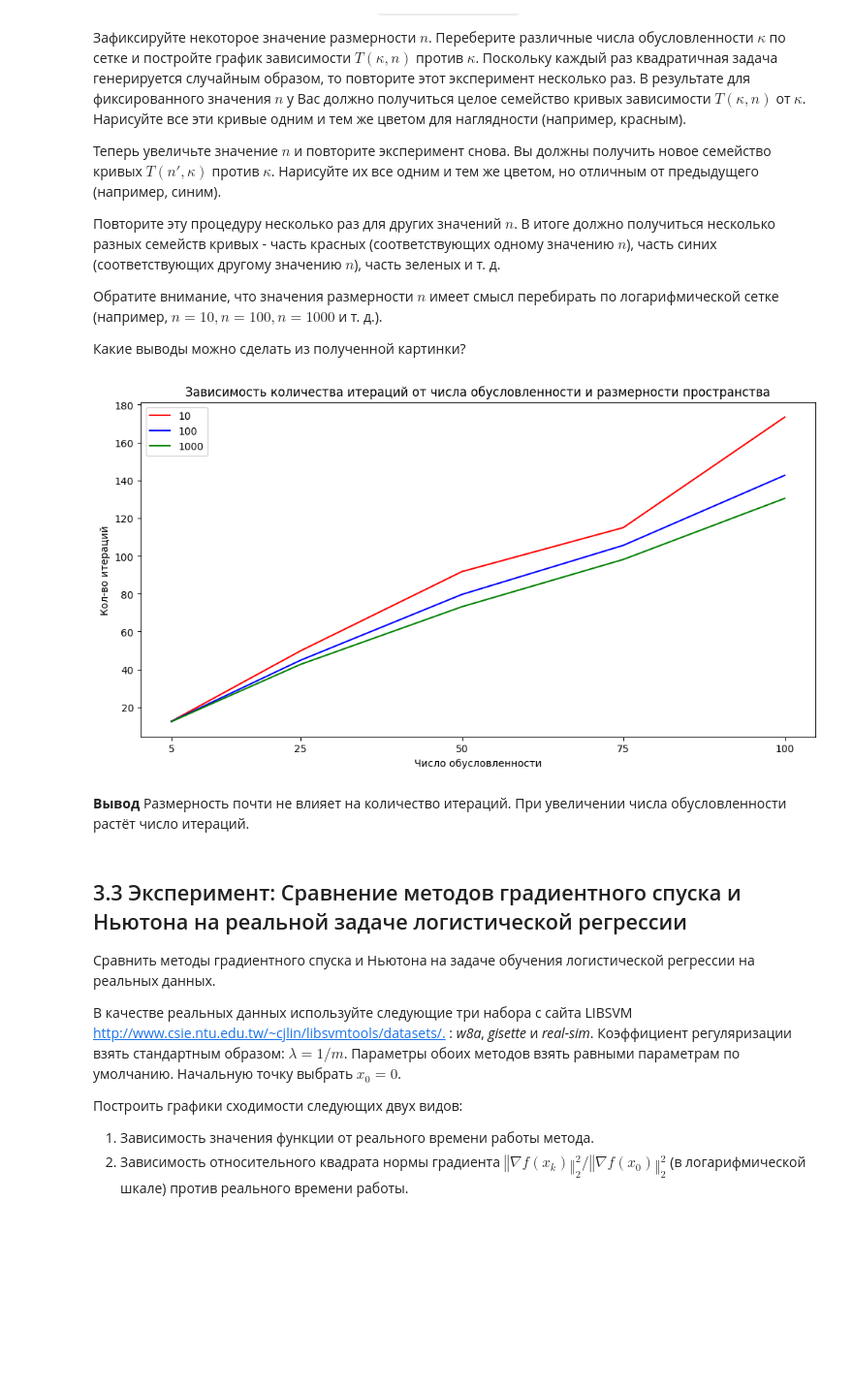
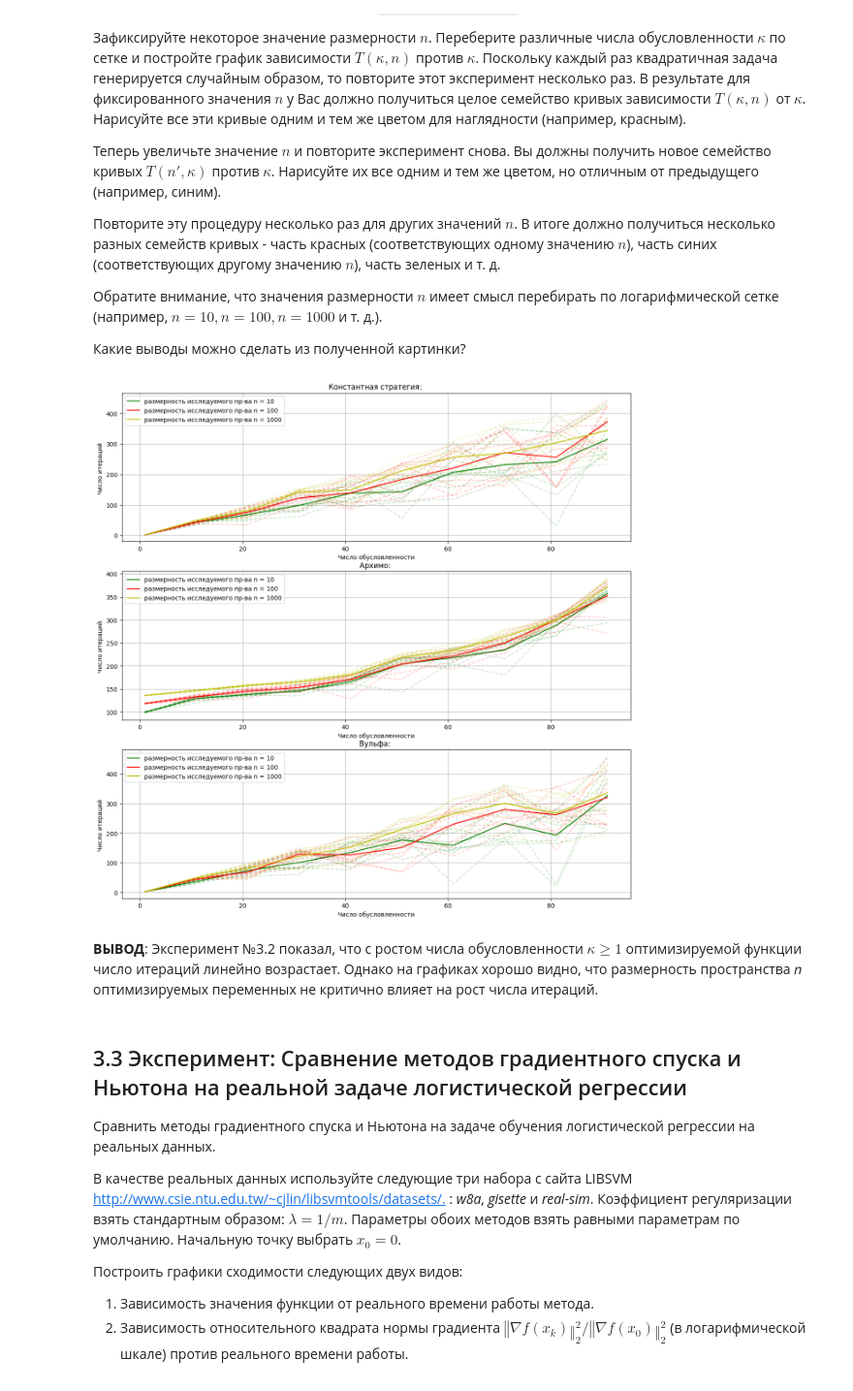
Before and after one commit to sergeiperel/MachineLearning2023, a Jupyter notebook: homework04/homework-practice-04-Optimization_in_ML/homework-practice-04-Optimization_in_ML.ipynb, the cells around one changed output. Shown at 97% size. Saved outputs shown, nothing was run; the diff lists cells and outputs as text; code cells hidden in the pictures; blank space fills up the shorter version.

```diff
--- a/homework04/homework-practice-04-Optimization_in_ML/homework-practice-04-Optimization_in_ML.ipynb
+++ b/homework04/homework-practice-04-Optimization_in_ML/homework-practice-04-Optimization_in_ML.ipynb
@@ -303,45 +327,42 @@ $κ$ по сетке и постройте график зависимости $
 сетке (например, $n = 10, n = 100, n = 1000$ и т. д.).
 
 Какие выводы можно сделать из полученной картинки?
-# %%
-plt.figure(figsize=(12, 6))
-
-n_array = [10, 100, 1000]
-k_array = [5.0, 25.0, 50.0, 75.0, 100.0]
-color_array = ['red', 'blue', 'green', 'yellow']
-
-repeat = 100
-
-for i_n, n in enumerate(n_array):
-    memory = np.zeros((2, len(k_array)))
-    for i in range(repeat):
-        for i_k, k in enumerate(k_array):
-            diag = np.random.uniform(1, k, n)
-            diag[0] = 1.0
-            diag[n-1] = k
-
-            A = diags(diag)
-            b = np.random.uniform(0, 1, n) * k
-
-            oracle = oracles.QuadraticOracle(A, b)
-            [x_star, msg, history] = optimization.gradient_descent(oracle=oracle, x_0=np.random.uniform(0.5, 1, n),
-                                                                   trace=True)
-
-            memory[0][i_k] = k
-            memory[1][i_k] += len(history['func'])
-
-    plt.plot(memory[0], memory[1] / repeat, c=color_array[i_n])
-
-plt.xticks(k_array)
-plt.legend(n_array)
-plt.xlabel("Число обусловленности")
-plt.ylabel("Кол-во итераций")
-plt.title("Зависимость количества итераций от числа обусловленности и размерности пространства")
-print("")
-# %% [output]
-[figure, removed]
-# %% [markdown]
-**Вывод** Размерность почти не влияет на количество итераций. При увеличении числа обусловленности растёт число итераций.
+# %%
+K = np.arange(1, 101, 10)
+options = [(10, 'g'), (100, 'r'), (1000, 'y')]
+
+methods = [{'метод ':'Константная стратегия: ', "c":0.01},
+           {'метод ':'Архимо: ', 'alpha_0':1.0, 'c1':0.95},
+           {"метод ":'Вульфа: ', 'c1':1e-3, 'c2':0.9, 'alpha_0':1.0}]
+# %%
+fig, ax = plt.subplots(3, 1, figsize=(15,15))
+
+for i in range(len(methods)):
+    for option in options:
+        I = np.zeros(len(K))
+        for j in range(10):
+            it = []
+            for k in K:
+                diag = np.random.uniform(1, k, option[0])
+                diag[0] = 1.; diag[-1] = k
+                A = scipy.sparse.diags(diag)
+                b = np.random.rand(option[0])*k
+                oracle = oracles.QuadraticOracle(A, b)
+                _, _, history = optimization.gradient_descent(oracle, np.ones(option[0]),
+                                                              line_search_options = methods[i], trace=True)
+                it.append(len(history['func']))
+            I += np.array(it)
+            ax[i].plot(K, it, color=option[1], linestyle='dashed', alpha=0.2)
+        ax[i].plot(K, I / 10, color=option[1], label=('размерность исследуемого пр-ва n = '+str(option[0])))
+        ax[i].legend()
+        ax[i].set_xlabel("Число обусловленности")
+        ax[i].set_ylabel("Число итераций ")
+        ax[i].set_title(methods[i]['метод '])
+        ax[i].grid()
+# %% [output]
+[figure, added]
+# %% [markdown]
+**ВЫВОД**: Эксперимент №3.2 показал, что с ростом числа обусловленности  $κ ≥ 1$ оптимизируемой функции число итераций линейно возрастает. Однако на графиках хорошо видно, что размерность пространства 𝑛 оптимизируемых переменных не критично влияет на рост числа итераций.
 # %% [markdown]
 ## 3.3 Эксперимент: Сравнение методов градиентного спуска и Ньютона на реальной задаче логистической регрессии
 
```
Also changed, not shown: parts of 40 cells of this notebook.
